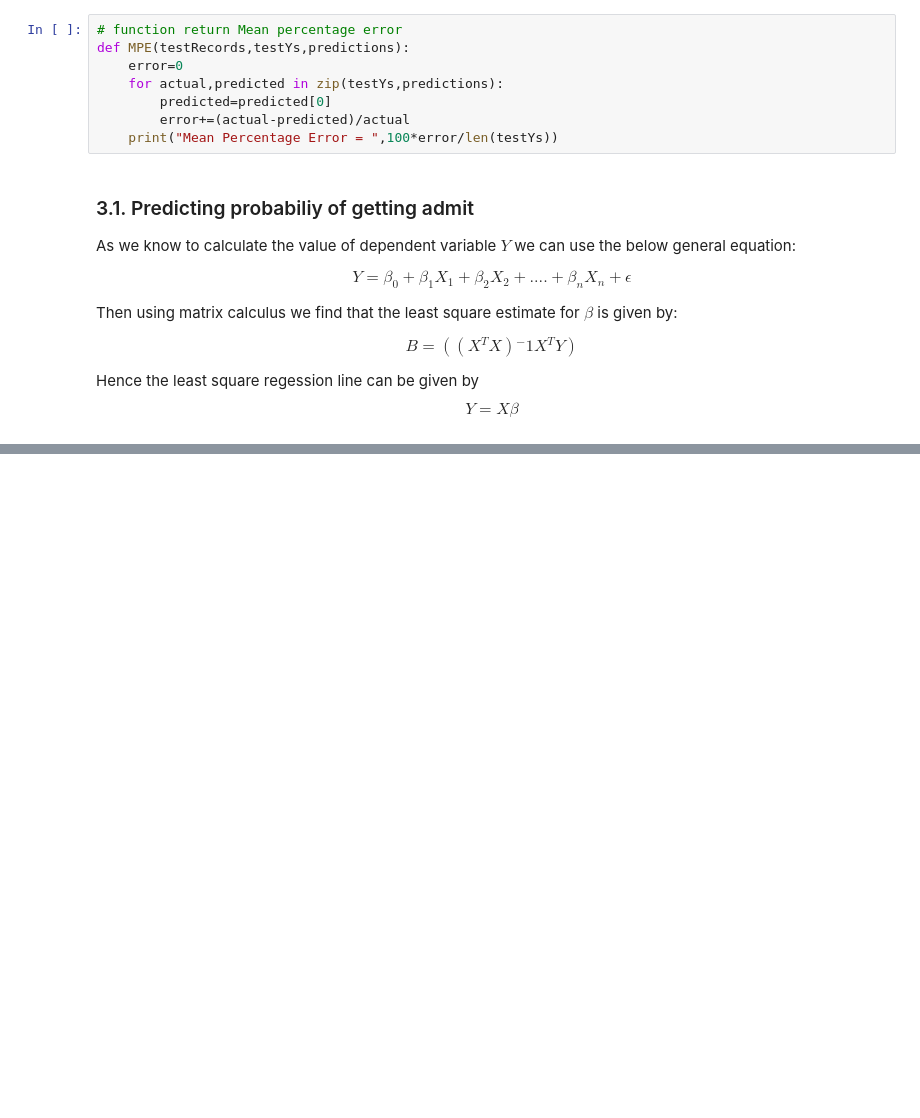
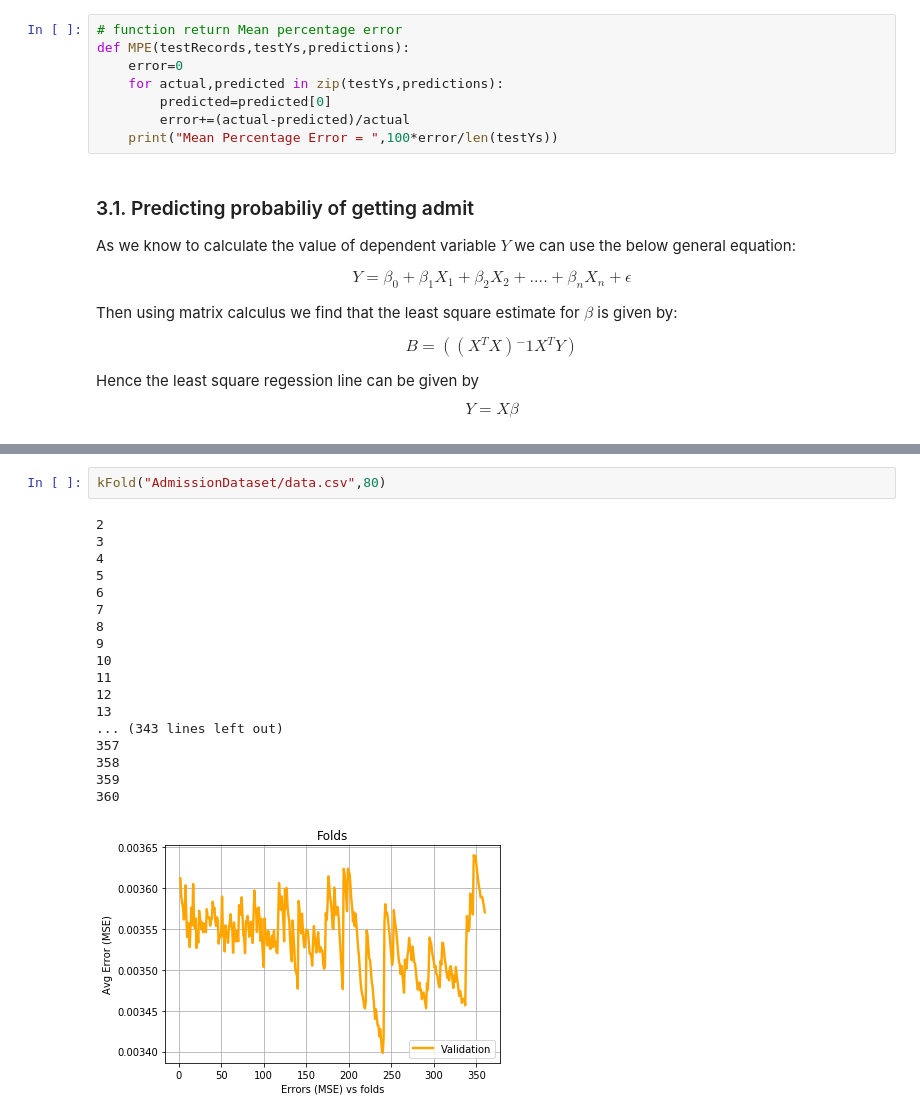
Before and after one commit to anujbansal16/Regularization, a Jupyter notebook: Assignment7.ipynb, the cells around one changed output, grey strips where cells are left out. Saved outputs shown, nothing was run; the diff lists cells and outputs as text; blank space fills up the shorter version.

```diff
--- a/Assignment7.ipynb
+++ b/Assignment7.ipynb
@@ -234,0 +287,21 @@ predictProbAdmitGD("AdmissionDataset/data.csv",80)
+# %%
+kFold("AdmissionDataset/data.csv",80)
+# %% [output]
+2
+3
+4
+5
+6
+7
+8
+9
+10
+11
+12
+13
+... (343 lines left out)
+357
+358
+359
+360
+[figure, added]
```
Also changed, not shown: parts of 7 cells of this notebook.
